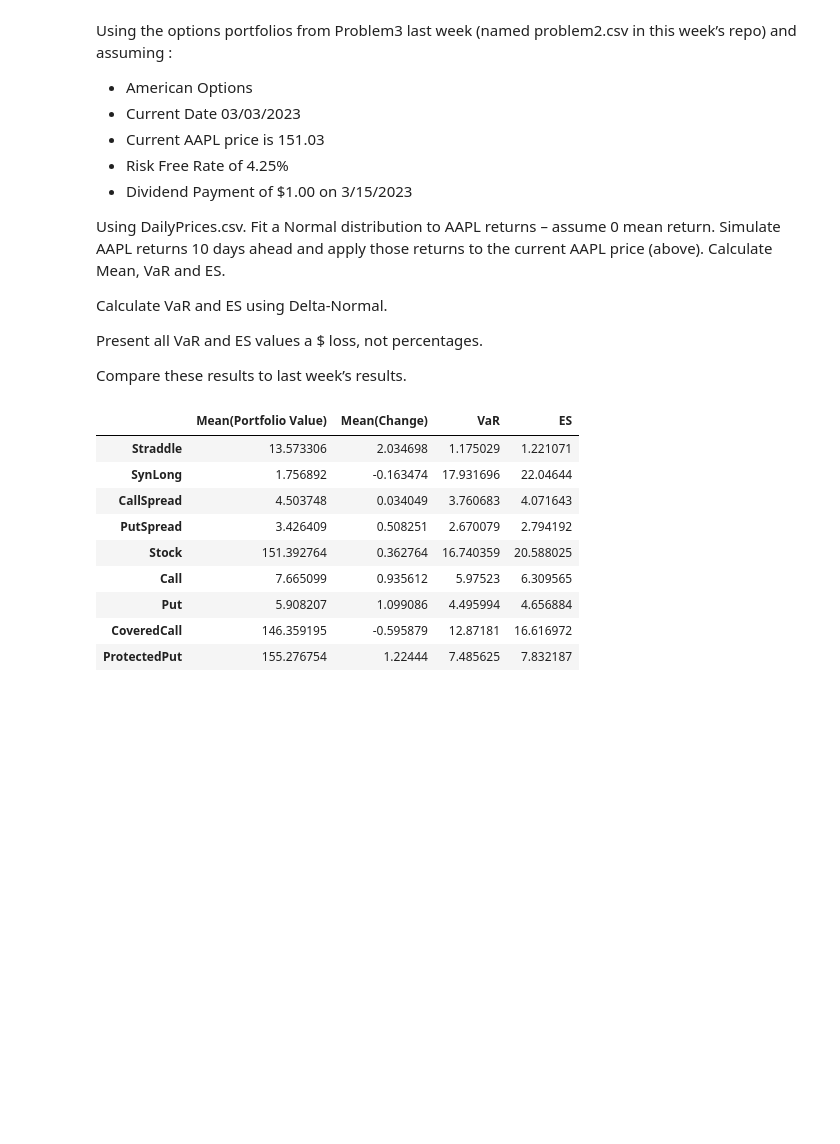
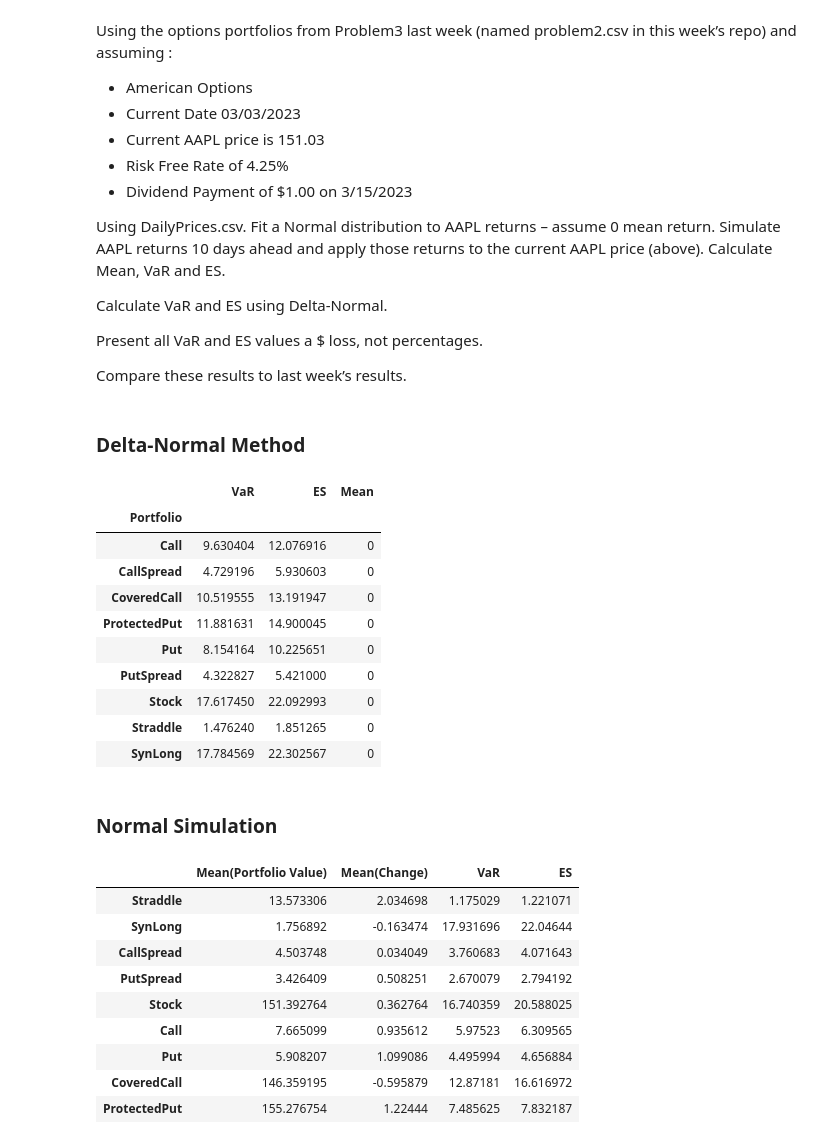
Before and after one commit to QijunYang1/Quantitative-Risk-Management, a Jupyter notebook: week07/week07.ipynb, the cells around one changed output. Cells and saved outputs as stored; diff of their text form; code cells hidden in the pictures; blank space fills up the shorter version.

```diff
--- a/week07/week07.ipynb
+++ b/week07/week07.ipynb
@@ -435,3 +465,62 @@ df['Implied Volatility']=iVol
+# %% [markdown]
+### Delta-Normal Method
+# %%
+df=pd.read_csv('problem2.csv')
+# current stock price
+s=151.03
+# Calculate the implied volatility of each option
+iVol=df.apply(findImpliedVol_plus,axis=1)
+df['Implied Volatility']=iVol
+# Calculate the delta of each option
+deltas=df.apply(option_delta,axis=1)
+df['Delta']=deltas
+# Asset Value
+df['AssetValue']=df.apply(lambda x: abs(x['Holding'])*x['CurrentPrice'],axis=1)
+# Portfolio Value
+PortfolioValue=df.groupby('Portfolio').sum()['AssetValue']
+df['PortfolioValue']=df.apply(lambda x: PortfolioValue[x['Portfolio']],axis=1)
+# Weighted Delta
+df['WeightedDelta']=df.apply(lambda x: x['Holding']*s*x['Delta']/x['PortfolioValue'],axis=1)
+# df['WeightedDelta']=df.apply(lambda x: x['Holding']*s*x['Delta'],axis=1)
+
+# Calculate the return of AAPL
+priceData=pd.read_csv('DailyPrices.csv',index_col='Date')
+logReturn=return_calculate(priceData.AAPL,option="CONTINUOUS",rm_means=True)
+# Calculate the Volatility of AAPL
+AAPLvol=logReturn.var()
+# Calculate the Volatility of Portfolio
+PortfolioStd=np.sqrt((df.groupby('Portfolio').sum()['WeightedDelta'])**2*AAPLvol*10)
+df['PortfolioStd']=df.apply(lambda x: PortfolioStd[x['Portfolio']],axis=1)
+
+
+ans=pd.DataFrame()
+alpha=0.05
+# Calculate the VaR of Portfolio (alpha=0.05)
+VaR=-norm.ppf(alpha,loc=0,scale=PortfolioStd)
+# Calculate the ES of Portfolio (alpha=0.05)
+ES=[]
+for std,var in zip(PortfolioStd,VaR):
+    ES.append(-norm(loc=0,scale=std).expect(lb=-np.inf,ub=var)/alpha)
+ES=np.array(ES)
+
+ans['VaR']=df.groupby('Portfolio')['PortfolioValue'].first()*VaR
+ans['ES']=df.groupby('Portfolio')['PortfolioValue'].first()*ES
+ans['Mean']=0
+ans
+# %% [output]
+|  | VaR | ES | Mean |
+| Portfolio |  |  |  |
+| Call | 9.630404 | 12.076916 | 0 |
+| CallSpread | 4.729196 | 5.930603 | 0 |
+| CoveredCall | 10.519555 | 13.191947 | 0 |
+| ProtectedPut | 11.881631 | 14.900045 | 0 |
+| Put | 8.154164 | 10.225651 | 0 |
+| PutSpread | 4.322827 | 5.421000 | 0 |
+| Stock | 17.617450 | 22.092993 | 0 |
+| Straddle | 1.476240 | 1.851265 | 0 |
+| SynLong | 17.784569 | 22.302567 | 0 |
+# %% [markdown]
+### Normal Simulation
 # %%
 def binomial_tree_gbsm_american_div_df(data,prices,ndays=0):
     '''
```
Also changed, not shown: parts of 10 cells of this notebook, 40 other files.
